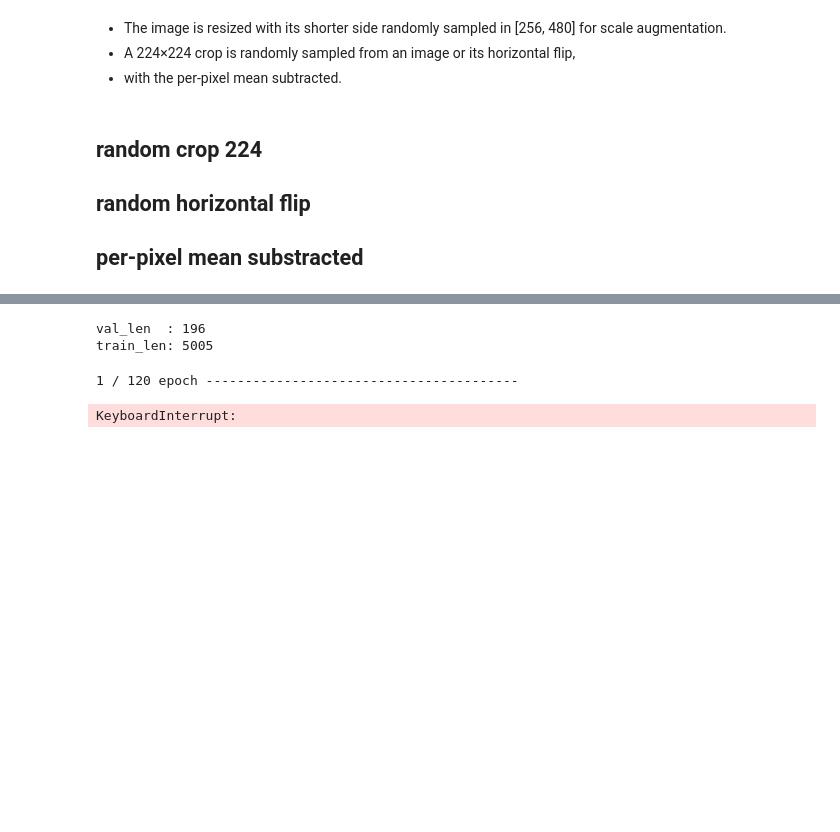
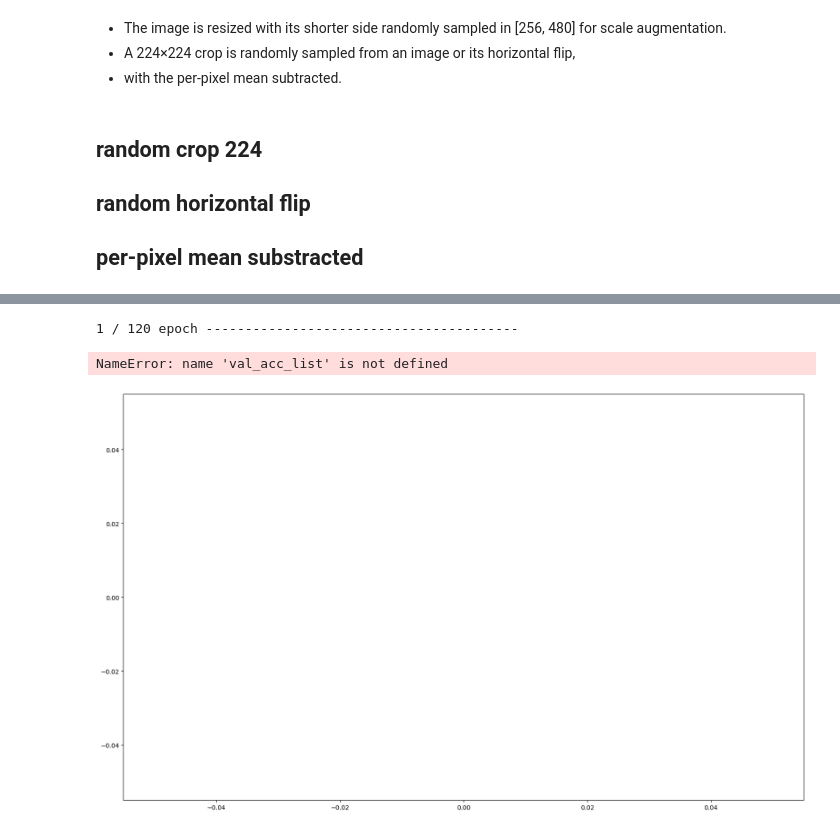
Before and after one commit to LeeHyungSeop/Basic_PyTorch, a Jupyter notebook: 02_ResNet/Resnet34_ImageNet.ipynb, the cells around one changed output, grey strips where cells are left out. Drawn from its saved outputs; the diff is of its cells as text; code cells hidden in the pictures; blank space fills up the shorter version.

```diff
--- a/02_ResNet/Resnet34_ImageNet.ipynb
+++ b/02_ResNet/Resnet34_ImageNet.ipynb
@@ -165,15 +195,13 @@ total num_iters: 600480
 # Assuming 'device' is defined as torch.device("cuda") or "cuda:0"
 input_tensor = trainset[0][0].unsqueeze(0).to(device)
 writer.add_graph(model, input_tensor)
-# %%
-val_len = len(val_loader)
-print(f"val_len  : {val_len}")
-
-train_len = len(train_loader)
-print(f"train_len: {train_len}")
-# %% [output]
-val_len  : 196
-train_len: 5005
+# %%
+# for visualization, record training loss and val loss
+train_loss_list = []
+val_loss_list = []
+
+# accuracy
+val_acc_list = []
 # %%
 import time
 # Start measuring time
@@ -202,15 +230,15 @@ for epoch in range(epochs):
 
         # every 1,0000 iteration
         running_loss += loss.item()
-        if i % 500 == 0:
-            print(f"{i} / {train_len} iters")
-            print(f"loss : {running_loss / 500}")
+        if i % 500 == 499:
+            print(f"[{epoch+1}, {i+1}] loss : {running_loss / 500}")
             writer.add_scalar('training loss', running_loss / 500, epoch * num_iters + i)
             writer.flush()
             running_loss = 0.0
+            train_loss_list.append(running_loss / 500)
 
     # every epoch
-    # validation loss
+    # validation loss, accuracy
     val_loss = 0.0
     correct = 0
     total = 0
@@ -227,17 +255,23 @@ for epoch in range(epochs):
             _, predicted = outputs.max(1)
             total += labels.size(0)
             correct += predicted.eq(labels).sum().item()
-    print(f"val loss : {val_loss / val_len}")
-    print(f"val acc : {correct / total}")
-    writer.add_scalar('val loss', val_loss / val_len, epoch)
-    writer.add_scalar('val acc', correct / total, epoch)
+    print(f"val loss : {val_loss / num_val_batch}")
+    print(f"val acc : {100. * correct / total}")
+    writer.add_scalar('validation loss', val_loss / num_val_batch, epoch)
+    writer.add_scalar('validation acc', 100. * correct / total, epoch)
     writer.flush()
-    # scheduler
-    lr_scheduler.step(val_loss / val_len)
+    lr_scheduler.step(val_loss / num_val_batch)
+    val_loss_list.append(val_loss / num_val_batch)
+    val_acc_list.append(100. * correct / total)
+
 
     # checkpoint
-    PATH = f"./ResNet34_ImageNet_Checkpoint/resnet34_imagenet_epoch_{epoch}.pth"
+    PATH = f"./Paper_ResNet34_ImageNet_Checkpoint/epoch_{epoch}.pth"
     torch.save(model.state_dict(), PATH)
+    # save best model (minimum val loss)
+    if val_loss / num_val_batch == min(val_loss_list):
+        PATH = f"./Paper_ResNet34_ImageNet_Checkpoint/best_model.pth"
+        torch.save(model.state_dict(), PATH)
 
 
 # ------------------------------------------------------------------------------------------------------------------------------
@@ -250,4 +284,14 @@ training_time = end_time - start_time
 print(f"Training time: {training_time:.2f} seconds")
 # %% [output]
 1 / 120 epoch ----------------------------------------
-KeyboardInterrupt:
+# %%
+# visualize train_loss_list, val_loss_list, val_acc_list
+plt.figure(figsize=(20, 12))
+plt.plot(train_loss_list, label='train loss')
+plt.plot(val_loss_list, label='val loss')
+plt.plot(val_acc_list, label='val acc')
+plt.legend()
+plt.show()
+# %% [output]
+NameError: name 'val_acc_list' is not defined
+[figure, added]
```
Also changed, not shown: parts of 14 cells of this notebook, 16 other files.
